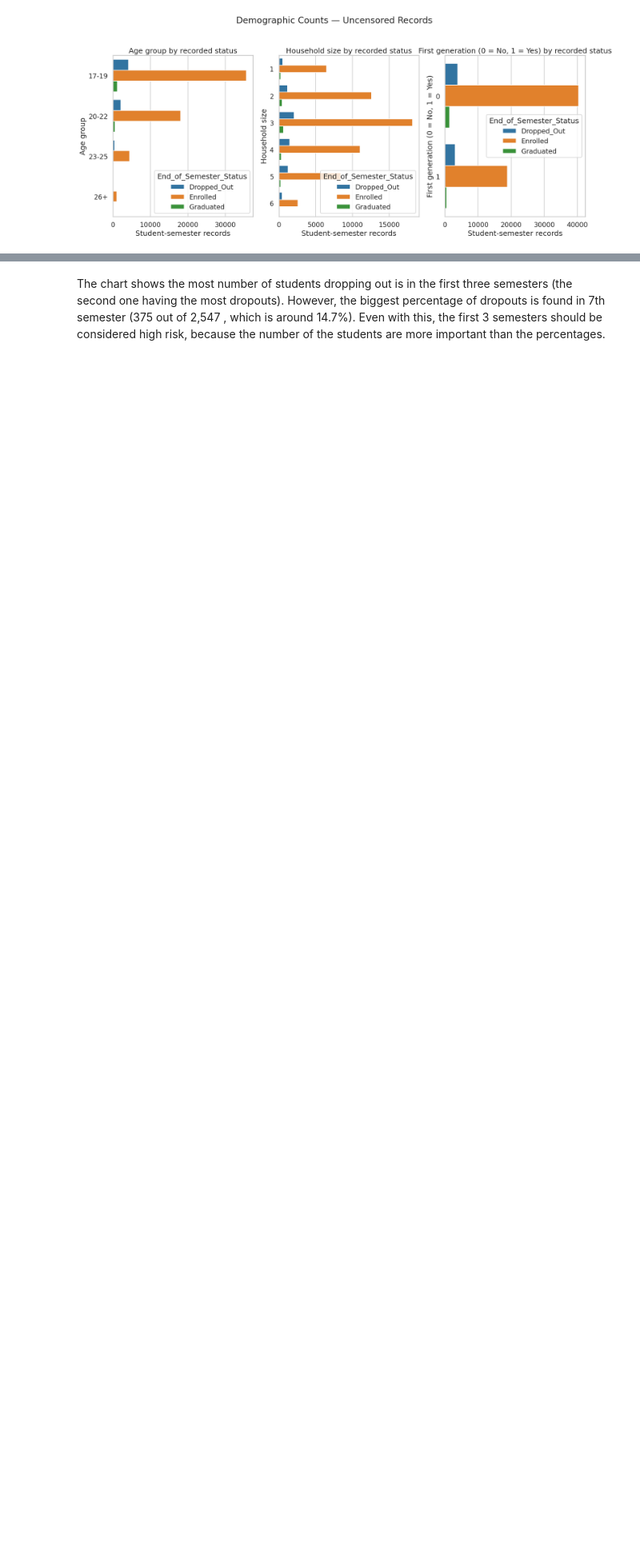
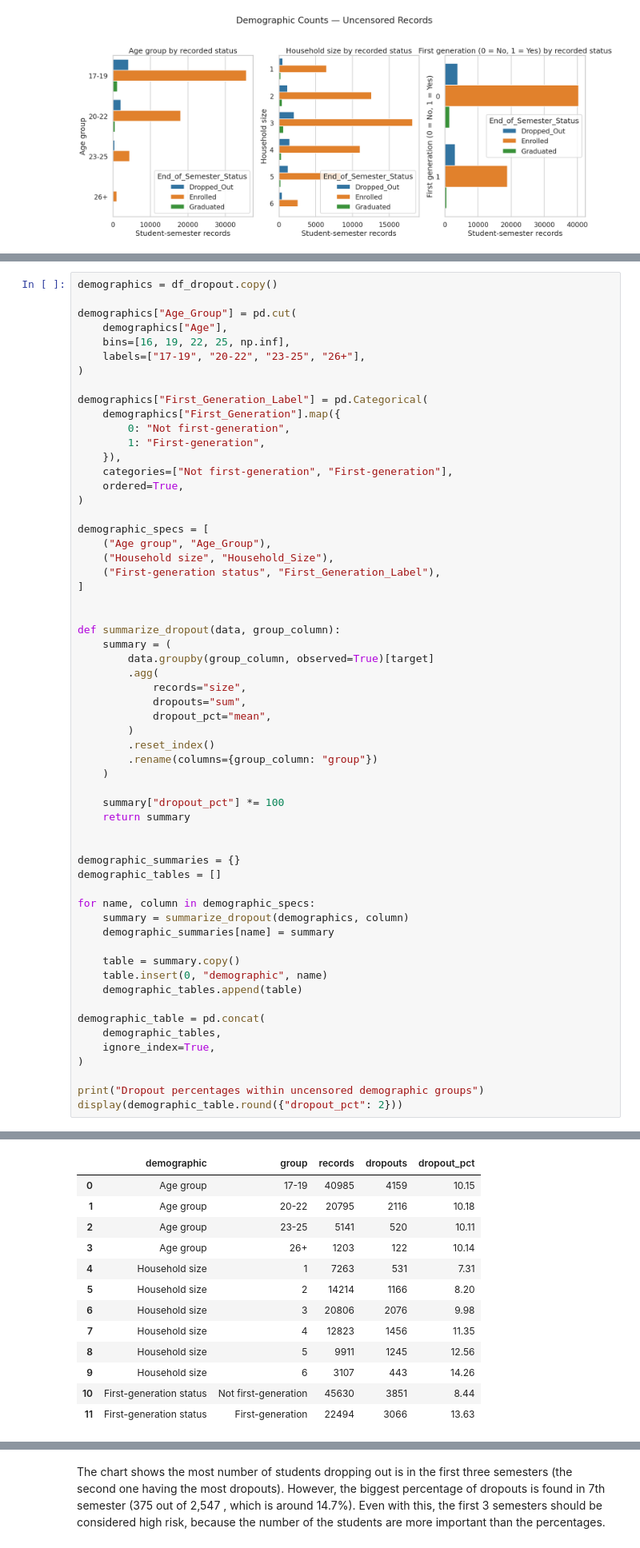
Before and after one commit to mihaighise/student_retention_analysis, a Jupyter notebook: Student_Retention.ipynb, the cells around one changed output, grey strips where cells are left out. Shown at 80% size. Drawn from its saved outputs; the diff is of its cells as text; blank space fills up the shorter version.

```diff
--- a/Student_Retention.ipynb
+++ b/Student_Retention.ipynb
@@ -522,0 +523,60 @@ These charts describe the composition of our analysis sample. Because students c
+# %%
+demographics = df_dropout.copy()
+
+demographics["Age_Group"] = pd.cut(
+    demographics["Age"],
+    bins=[16, 19, 22, 25, np.inf],
+    labels=["17-19", "20-22", "23-25", "26+"],
+)
+
+demographics["First_Generation_Label"] = pd.Categorical(
+    demographics["First_Generation"].map({
+        0: "Not first-generation",
+        1: "First-generation",
+    }),
+    categories=["Not first-generation", "First-generation"],
+    ordered=True,
+)
+
+demographic_specs = [
+    ("Age group", "Age_Group"),
+    ("Household size", "Household_Size"),
+    ("First-generation status", "First_Generation_Label"),
+]
+
+
+def summarize_dropout(data, group_column):
+    summary = (
+        data.groupby(group_column, observed=True)[target]
+        .agg(
+            records="size",
+            dropouts="sum",
+            dropout_pct="mean",
+        )
+        .reset_index()
+        .rename(columns={group_column: "group"})
+    )
+
+    summary["dropout_pct"] *= 100
+    return summary
+
+
+demographic_summaries = {}
+demographic_tables = []
+
+for name, column in demographic_specs:
+    summary = summarize_dropout(demographics, column)
+    demographic_summaries[name] = summary
+
+    table = summary.copy()
+    table.insert(0, "demographic", name)
+    demographic_tables.append(table)
+
+demographic_table = pd.concat(
+    demographic_tables,
+    ignore_index=True,
+)
+
+print("Dropout percentages within uncensored demographic groups")
+display(demographic_table.round({"dropout_pct": 2}))
+# %% [output]
@@ -522,0 +584,13 @@ These charts describe the composition of our analysis sample. Because students c
+|  | demographic | group | records | dropouts | dropout_pct |
+| 0 | Age group | 17-19 | 40985 | 4159 | 10.15 |
+| 1 | Age group | 20-22 | 20795 | 2116 | 10.18 |
+| 2 | Age group | 23-25 | 5141 | 520 | 10.11 |
+| 3 | Age group | 26+ | 1203 | 122 | 10.14 |
+| 4 | Household size | 1 | 7263 | 531 | 7.31 |
+| 5 | Household size | 2 | 14214 | 1166 | 8.20 |
+| 6 | Household size | 3 | 20806 | 2076 | 9.98 |
+| 7 | Household size | 4 | 12823 | 1456 | 11.35 |
+| 8 | Household size | 5 | 9911 | 1245 | 12.56 |
+| 9 | Household size | 6 | 3107 | 443 | 14.26 |
+| 10 | First-generation status | Not first-generation | 45630 | 3851 | 8.44 |
+| 11 | First-generation status | First-generation | 22494 | 3066 | 13.63 |
```
Also changed, not shown: parts of 4 cells of this notebook.
